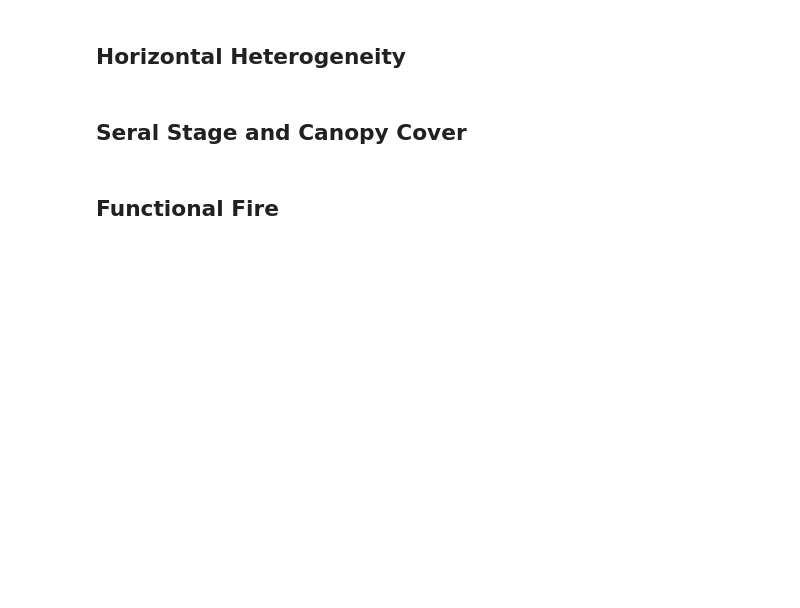
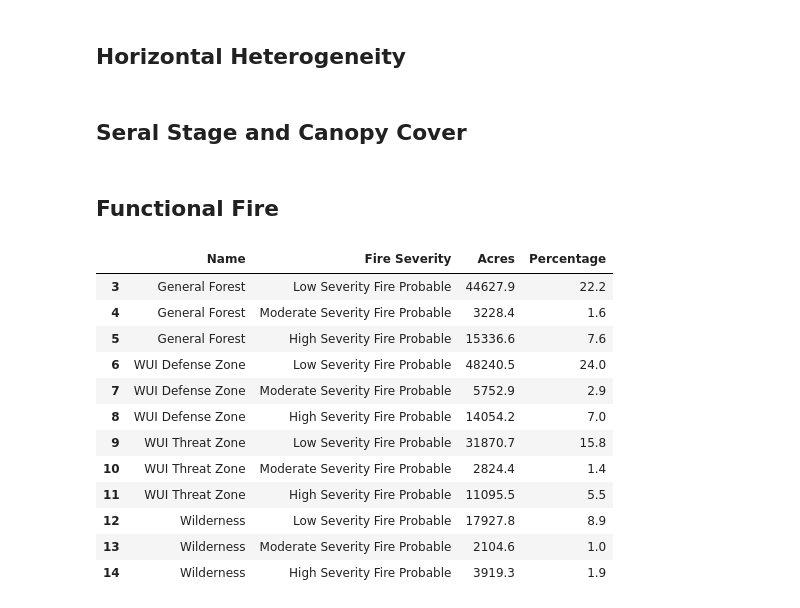
Before and after one commit to trpa-agency/ForestHealth, a Jupyter notebook: ForestHealth_ThresholdUpdate_Results_SNVRRK.ipynb, the cells around one changed output. Cells and saved outputs as stored; diff of their text form; code cells hidden in the pictures; blank space fills up the shorter version.

Commit message:
add index

```diff
--- a/ForestHealth_ThresholdUpdate_Results_SNVRRK.ipynb
+++ b/ForestHealth_ThresholdUpdate_Results_SNVRRK.ipynb
@@ -334 +300,41 @@ dfhighsev
+# %%
+# get data frame from feature class
+df_fire = pd.DataFrame.spatial.from_featureclass("ID_MGMTzones_FunctionalFire_DominantClass_Tahoe_SNVRRK")
+
+df_fire['Name'] = df_fire['Name'].replace(
+    to_replace=[
+        "Desolation Wilderness",
+        "Granite Chief Wilderness",
+        "Mt. Rose Wilderness"
+    ],
+    value="Wilderness"
+)
+
+lookup_dict = {
+    1: "Low Severity Fire Probable",
+    2: "Moderate Severity Fire Probable",
+    3: "High Severity Fire Probable"
+}
+dfMgmt_Fire = df_fire.groupby(['Name', 'gridcode']).agg({'Acres': 'sum'}).reset_index()
+dfMgmt_Fire.rename(columns={"gridcode": "Fire Severity", "Acres": "Acres"}, inplace=True)
+dfMgmt_Fire['Fire Severity'] = dfMgmt_Fire['Fire Severity'].map(lookup_dict)
+dfMgmt_Fire['Percentage'] = ((dfMgmt_Fire['Acres'] / dfMgmt_Fire['Acres'].sum()) * 100).round(1)
+dfMgmt_Fire['Acres'] = dfMgmt_Fire['Acres'].round(1)
+# filter out Name ''
+dfMgmt_Fire = dfMgmt_Fire[dfMgmt_Fire['Name'] != '']
+dfMgmt_Fire
+# %% [output]
+|  | Name | Fire Severity | Acres | Percentage |
+| 3 | General Forest | Low Severity Fire Probable | 44627.9 | 22.2 |
+| 4 | General Forest | Moderate Severity Fire Probable | 3228.4 | 1.6 |
+| 5 | General Forest | High Severity Fire Probable | 15336.6 | 7.6 |
+| 6 | WUI Defense Zone | Low Severity Fire Probable | 48240.5 | 24.0 |
+| 7 | WUI Defense Zone | Moderate Severity Fire Probable | 5752.9 | 2.9 |
+| 8 | WUI Defense Zone | High Severity Fire Probable | 14054.2 | 7.0 |
+| 9 | WUI Threat Zone | Low Severity Fire Probable | 31870.7 | 15.8 |
+| 10 | WUI Threat Zone | Moderate Severity Fire Probable | 2824.4 | 1.4 |
+| 11 | WUI Threat Zone | High Severity Fire Probable | 11095.5 | 5.5 |
+| 12 | Wilderness | Low Severity Fire Probable | 17927.8 | 8.9 |
+| 13 | Wilderness | Moderate Severity Fire Probable | 2104.6 | 1.0 |
+| 14 | Wilderness | High Severity Fire Probable | 3919.3 | 1.9 |
 # %%
```
Also changed, not shown: parts of 4 cells of this notebook, 10 other files.
